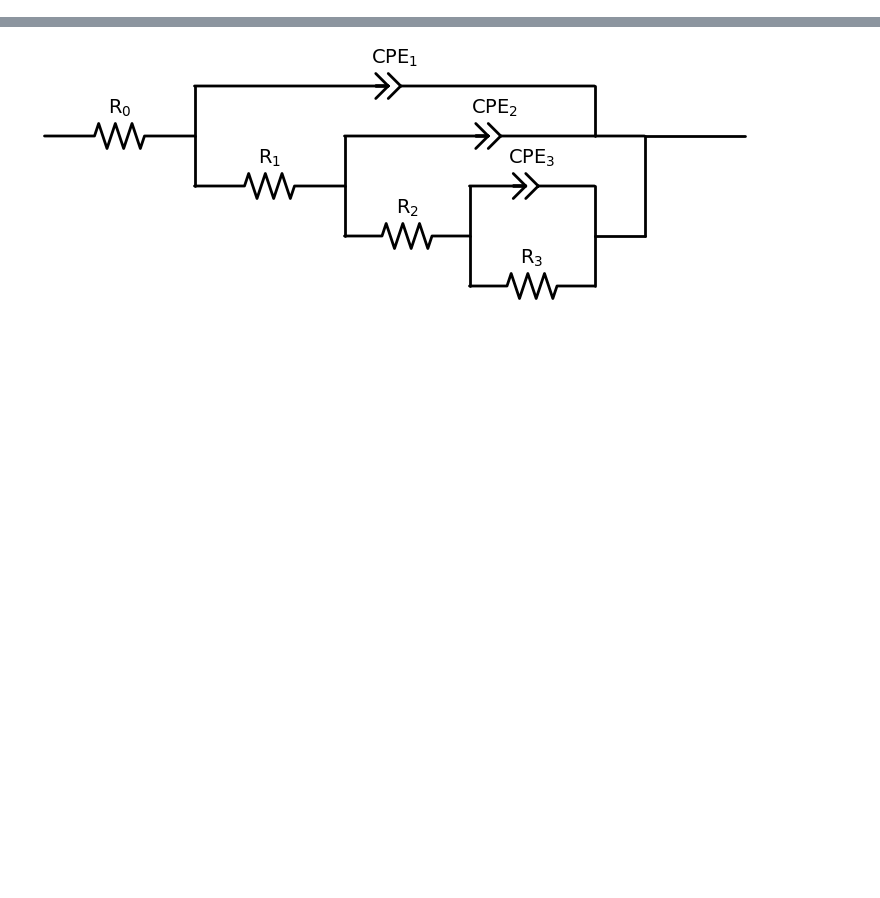
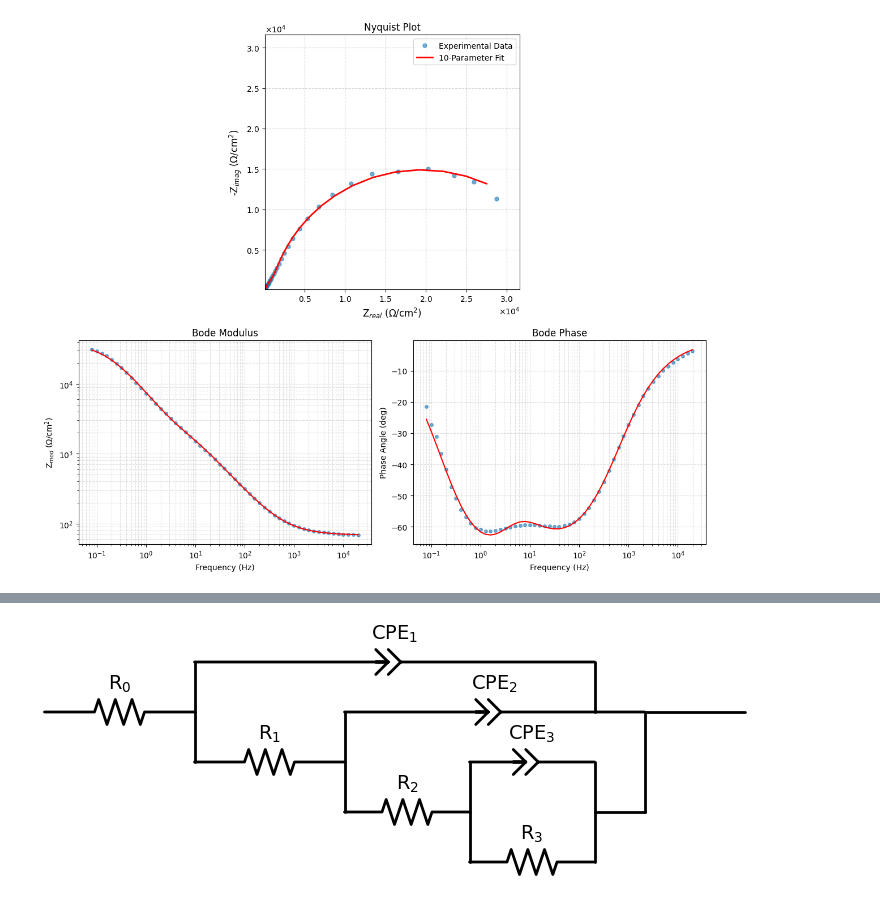
Before and after one commit to AlexandreCauvel/PEA, a Jupyter notebook: code/parameter_guesser/parameter_estimator_final_v1.ipynb, the cells around one changed output, grey strips where cells are left out. Drawn from its saved outputs; the diff is of its cells as text; code cells hidden in the pictures; blank space fills up the shorter version.

```diff
--- a/code/parameter_guesser/parameter_estimator_final_v1.ipynb
+++ b/code/parameter_guesser/parameter_estimator_final_v1.ipynb
@@ -258,6 +257,6 @@ plotter(all_datasets, 'original_eis_data', choice)
 # %%
-end_points_to_drop = 5
-freq_condition_max = 1e4
+end_points_to_drop = 9
+freq_condition_max = 2e4
 freq_condition_min = 1e-3
 
 def data_to_keep(all_datasets,end_points_to_drop, freq_condition_max, freq_condition_min):
@@ -279,15 +278,17 @@ def data_to_keep(all_datasets,end_points_to_drop, freq_condition_max, freq_condi
 
 all_datasets = data_to_keep(all_datasets, end_points_to_drop, freq_condition_max, freq_condition_min)
 # %%
-choice_2 = '3RC'
+choice_2 = '2RC'
 choice = choice_2
 data_key = 'eis_data'
 circuit_string = circuits_data[choice_2]['string']
 bounds = circuits_data[choice_2]['bounds']
 log_indices = circuits_data[choice_2]['log_indices']
 
 all_datasets = parameter_guesser(all_datasets, circuit_string, bounds, log_indices, 'eis_data')
 plotter(all_datasets, 'eis_data', choice)
+# %% [output]
+[figure, added]
 # %%
 print(all_datasets[0]['eis_data']['circuit'])
 # %% [output]
```
Also changed, not shown: parts of 4 cells of this notebook, 8 other files.
